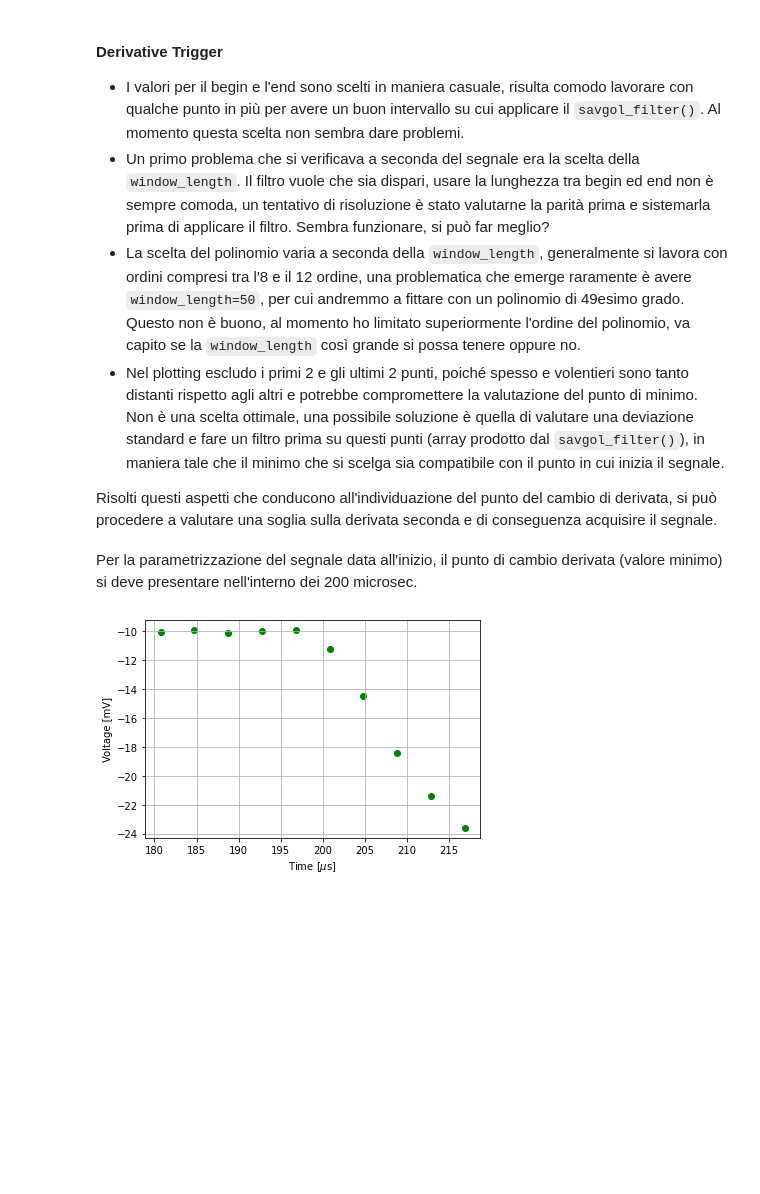
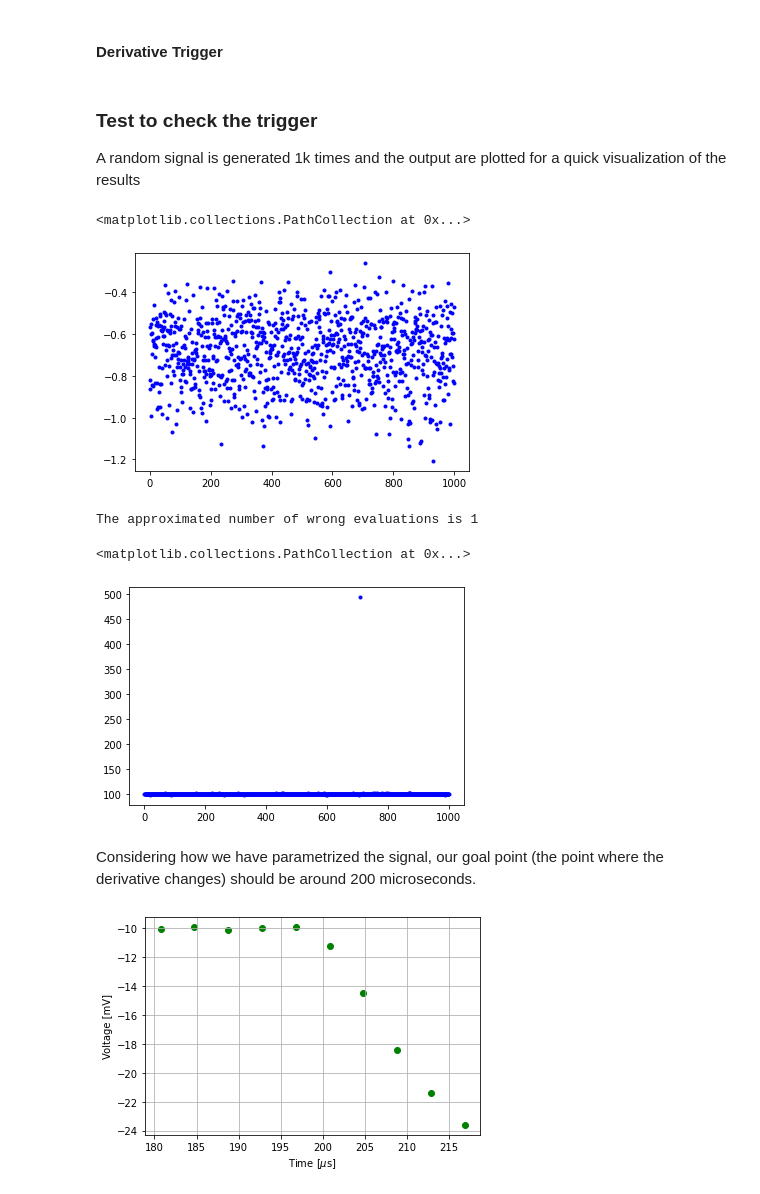
Before and after one commit to biqute/QTLab2122, a Jupyter notebook: SingleIRsource/simulated/simulation.ipynb, the cells around one changed output. Drawn from its saved outputs; the diff is of its cells as text; code cells hidden in the pictures; blank space fills up the shorter version.

```diff
--- a/SingleIRsource/simulated/simulation.ipynb
+++ b/SingleIRsource/simulated/simulation.ipynb
@@ -32,9 +29,0 @@ plt.show()
-# %% [markdown]
-<h4>Derivative Trigger</h4>
-<ul>
-    <li>I valori per il begin e l'end sono scelti in maniera casuale, risulta comodo lavorare con qualche punto in più per avere un buon intervallo su cui applicare il <code>savgol_filter()</code>. Al momento questa scelta non sembra dare problemi.
-    <li>Un primo problema che si verificava a seconda del segnale era la scelta della <code>window_length</code>. Il filtro vuole che sia dispari, usare la lunghezza tra begin ed end non è sempre comoda, un tentativo di risoluzione è stato valutarne la parità prima e sistemarla prima di applicare il filtro. Sembra funzionare, si può far meglio?</li>
-    <li>La scelta del polinomio varia a seconda della <code>window_length</code>, generalmente si lavora con ordini compresi tra l'8 e il 12 ordine, una problematica che emerge raramente è avere <code>window_length=50</code>, per cui andremmo a fittare con un polinomio di 49esimo grado. Questo non è buono, al momento ho limitato superiormente l'ordine del polinomio, va capito se la <code>window_length</code> così grande si possa tenere oppure no.</li>
-    <li>Nel plotting escludo i primi 2 e gli ultimi 2 punti, poiché spesso e volentieri sono tanto distanti rispetto agli altri e potrebbe compromettere la valutazione del punto di minimo. Non è una scelta ottimale, una possibile soluzione è quella di valutare una deviazione standard e fare un filtro prima su questi punti (array prodotto dal <code>savgol_filter()</code>), in maniera tale che il minimo che si scelga sia compatibile con il punto in cui inizia il segnale.</li>
-</ul>
-Risolti questi aspetti che conducono all'individuazione del punto del cambio di derivata, si può procedere a valutare una soglia sulla derivata seconda e di conseguenza acquisire il segnale.
@@ -80,2 +30,2 @@ def derivative_trigger(sample, n=2):
-# %% [markdown]
-Per la parametrizzazione del segnale data all'inizio, il punto di cambio derivata (valore minimo) si deve presentare nell'interno dei 200 microsec.
+# %% [markdown]
+<h4>Derivative Trigger</h4>
@@ -82,3 +83,34 @@ Per la parametrizzazione del segnale data all'inizio, il punto di cambio derivat
+# %% [markdown]
+### Test to check the trigger
+A random signal is generated 1k times and the output are plotted for a quick visualization of the results
+# %%
+ind, sav = np.zeros(1000), np.zeros(1000)
+for i in range(1000):
+    ind[i], sav[i] = derivative_trigger(gen_signal(x          = np.linspace(0,1000,500),
+                                                   baseline   = -10,
+                                                   amplitude  = randint(100,200),
+                                                   decay_time = uniform(60,70),
+                                                   pulse_start= 200,
+                                                   noise_lev  = 0.5),
+                                        n=2)
+plt.scatter(np.linspace(0,1000,1000),ind, color="b", marker='.')
+# %% [output]
+<matplotlib.collections.PathCollection at 0x...>
+[figure, added]
+# %%
+count = 0
+for i in range(len(sav)):
+    if sav[i] < sav.mean() - sav.std() or sav[i] > sav.mean() + sav.std():
+        count += 1
+print('The approximated number of wrong evaluations is %d' %count)
+plt.scatter(np.linspace(0,1000,1000),sav, color="b", marker='.')
+#plt.ylim(95,105)
+# %% [output]
+The approximated number of wrong evaluations is 1
+<matplotlib.collections.PathCollection at 0x...>
+[figure, added]
+# %% [markdown]
+Considering how we have parametrized the signal, our goal point (the point where the derivative changes) should be around 200 microseconds.
 # %%
 derivative_trigger(signal, n=0)
 derivative_trigger(signal, n=1)
```
Also changed, not shown: parts of 13 cells of this notebook, 11 other files.
